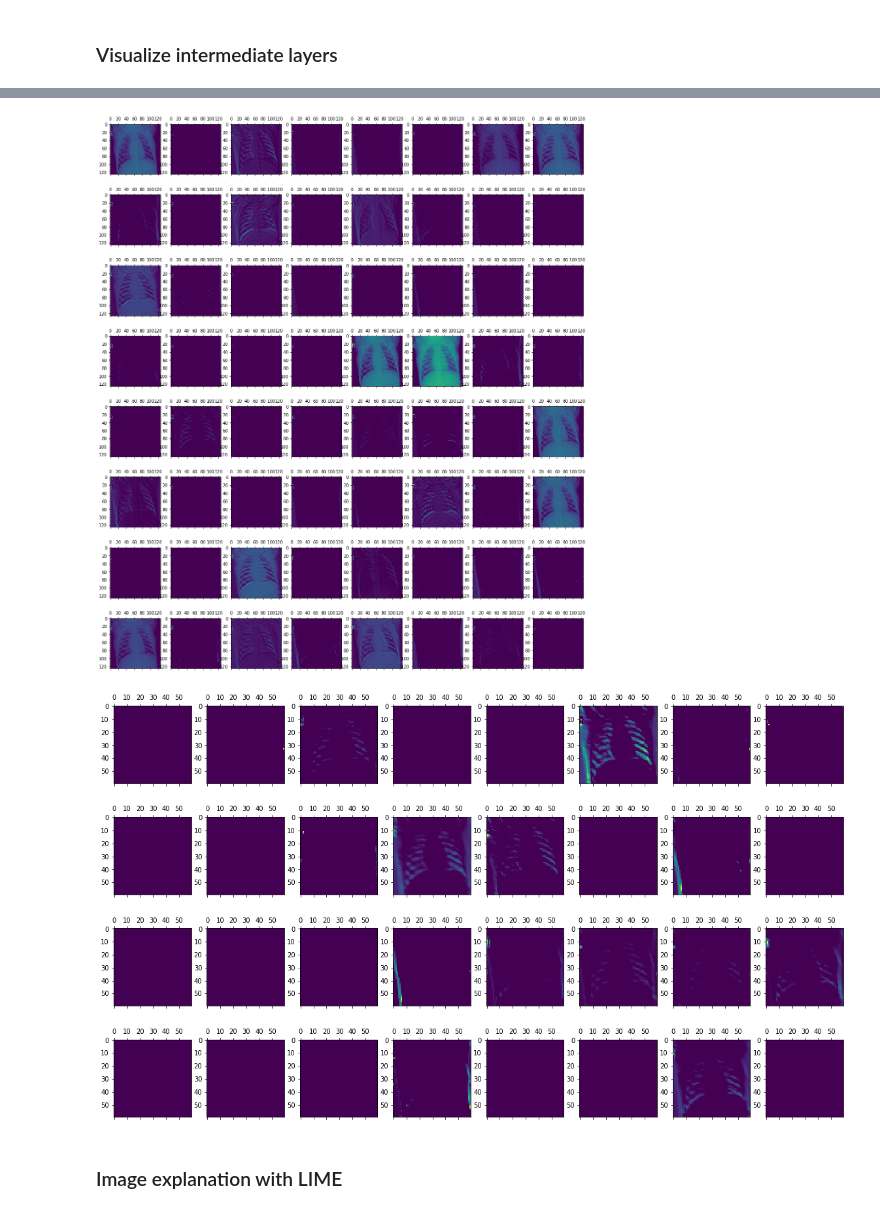
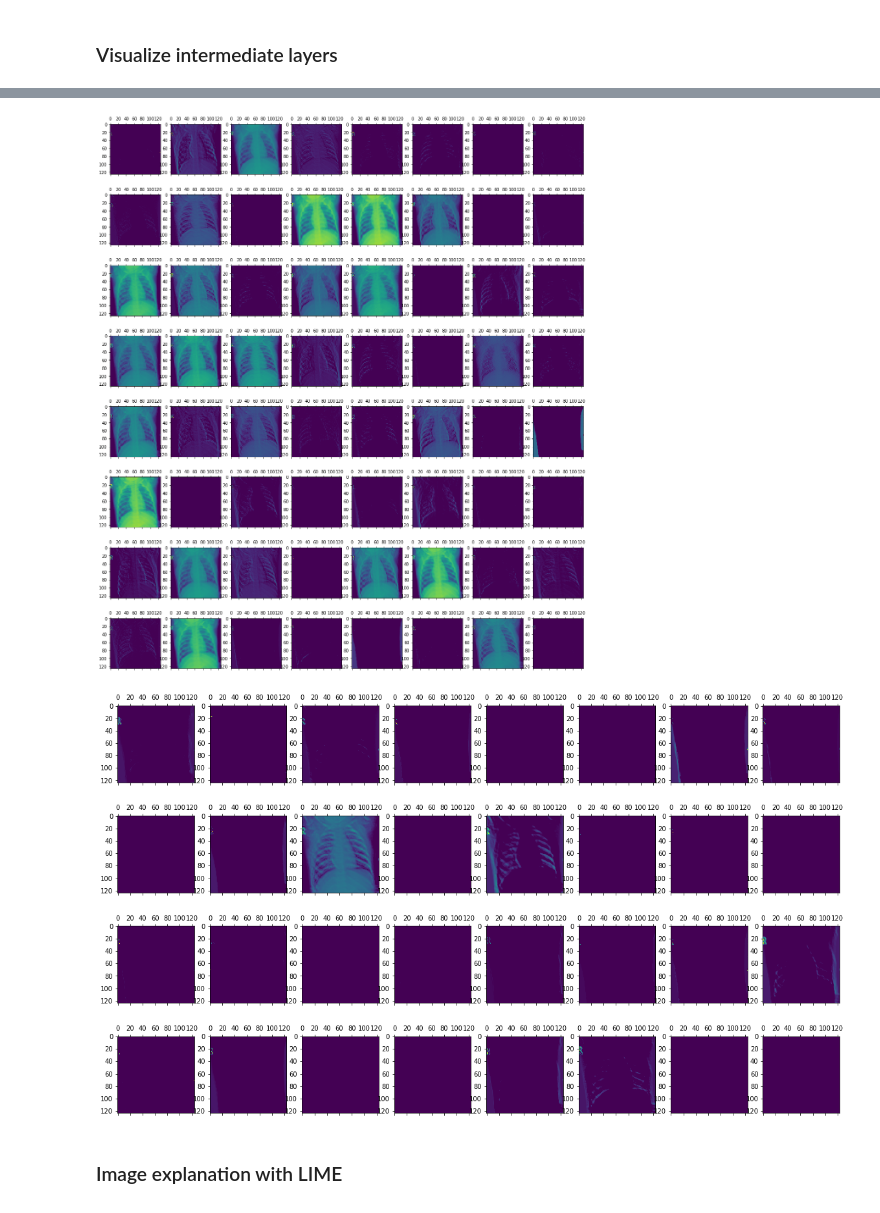
Before and after one commit to anna-dang/mod04-computer_vision_CNN, a Jupyter notebook: project_4_notebook.ipynb, the cells around one changed output, grey strips where cells are left out. Cells and saved outputs as stored; diff of their text form; code cells hidden in the pictures.

```diff
--- a/project_4_notebook.ipynb
+++ b/project_4_notebook.ipynb
@@ -536,7 +458,7 @@ Non-trainable params: 0
 _________________________________________________________________
 # %%
 # Train the model
-history1 = cnn1.fit(train_generator,
+history = cnn.fit(train_generator,
                               #steps_per_epoch=100,
                               epochs=15,
                               validation_data=val_generator,
@@ -703,0 +654,18 @@ Ideally, we are now at a place where we have a large model that is fitting at le
+# %%
+###TTOOODDDOOOOO: update with final model
+#### update layer number and total channels for the visual plots
+fin_model = cnn
+
+# Load final model, examine arhitecture
+# fin_model = load_model('chest_xray_all_data.h5')
+fin_model.summary()
+# %%
+# Count convolution/pooling layers in model summary (everything before 'flat')
+# for use in visualizing layers
+n = 2
+
+# Number of channels in first convolutional layer
+c0 = 64
+
+# Number of channels in final convolutional layer (before flatten)
+c1 = 32
@@ -767,41 +720,34 @@ _________________________________________________________________
 # %%
-###TTOOODDDOOOOO: update with final model
-
-# Count convolution/pooling layers in model summary (everything before 'flat')
-n = 5
-
-# Extract model layer outputs
-layer_outputs = [layer.output for layer in cnn1.layers[:n]]
+# Extract model layer outputs, using 'n' number of convolutional layers
+layer_outputs = [layer.output for layer in fin_model.layers[:n]]
 layer_outputs
 # Make a model to display the feature maps
-activation_model = models.Model(inputs=cnn1.input, outputs=layer_outputs)
+activation_model = models.Model(inputs=fin_model.input, outputs=layer_outputs)
 
 # Get feature maps for the layers
 activations = activation_model.predict(img_tensor)
 # %%
-###TTOOODDDOOOOO: update with final model
-
-# Visualize all 64 channels from first activation layer
+# Visualize all channels from first activation layer
 fig, axes = plt.subplots(8, 8, figsize=(20,24))
-for i in range(64):
+for i in range(c0):
     row = i//8
     column = i%8
     ax = axes[row, column]
     first_layer_activation = activations[0]
     ax.matshow(first_layer_activation[0, :, :, i], cmap='viridis')
 # %% [output]
-[figure, old version]
+[figure, new version]
 # %%
-# Visualize all 32 channels from fourth activation layer
+# Visualize all channels from last convolutional activation layer
 fig, axes = plt.subplots(4, 8, figsize=(20,12))
-for i in range(32):
+for i in range(c1):
     row = i//8
     column = i%8
     ax = axes[row, column]
-    first_layer_activation = activations[3]
+    first_layer_activation = activations[n-1]
     ax.matshow(first_layer_activation[0, :, :, i], cmap='viridis')
 # %% [output]
-[figure, old version]
+[figure, new version]
 # %% [markdown]
 ### Image explanation with LIME
 # %%
```
Also changed, not shown: parts of 38 cells of this notebook.
